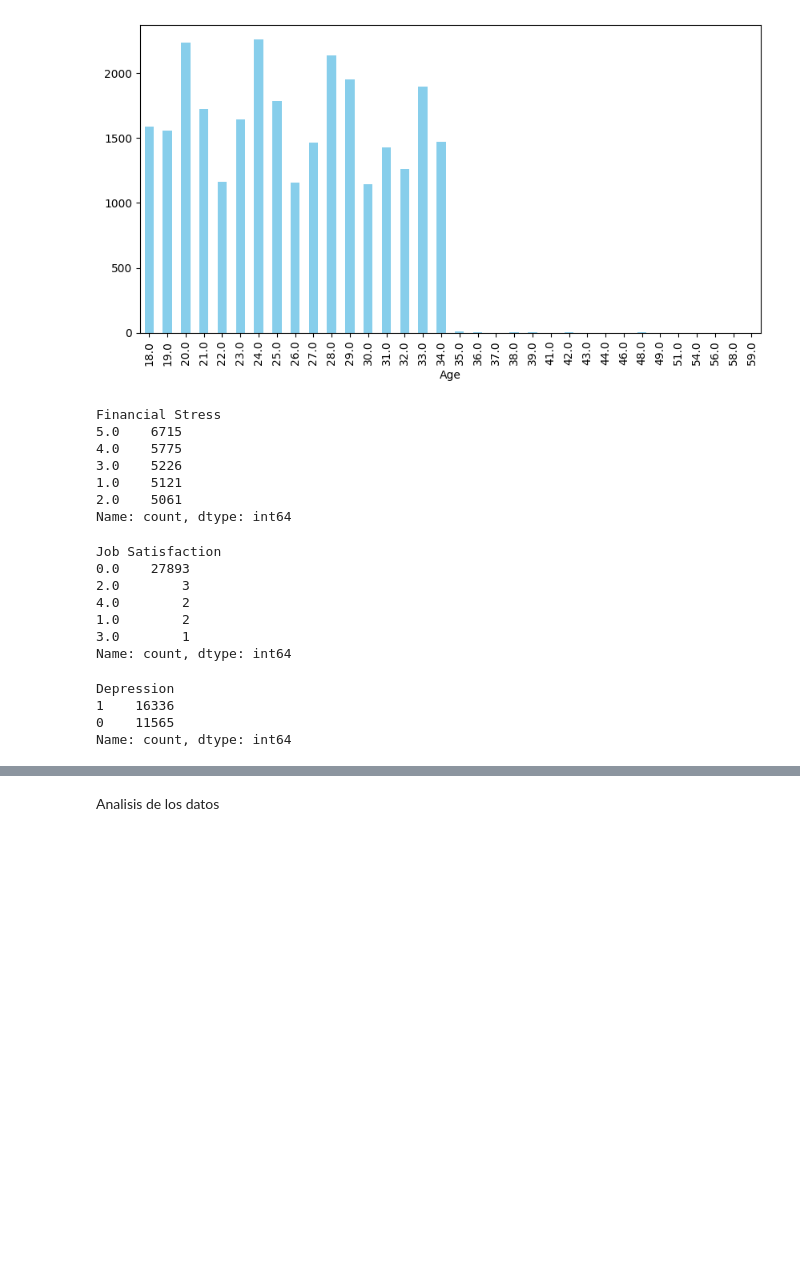
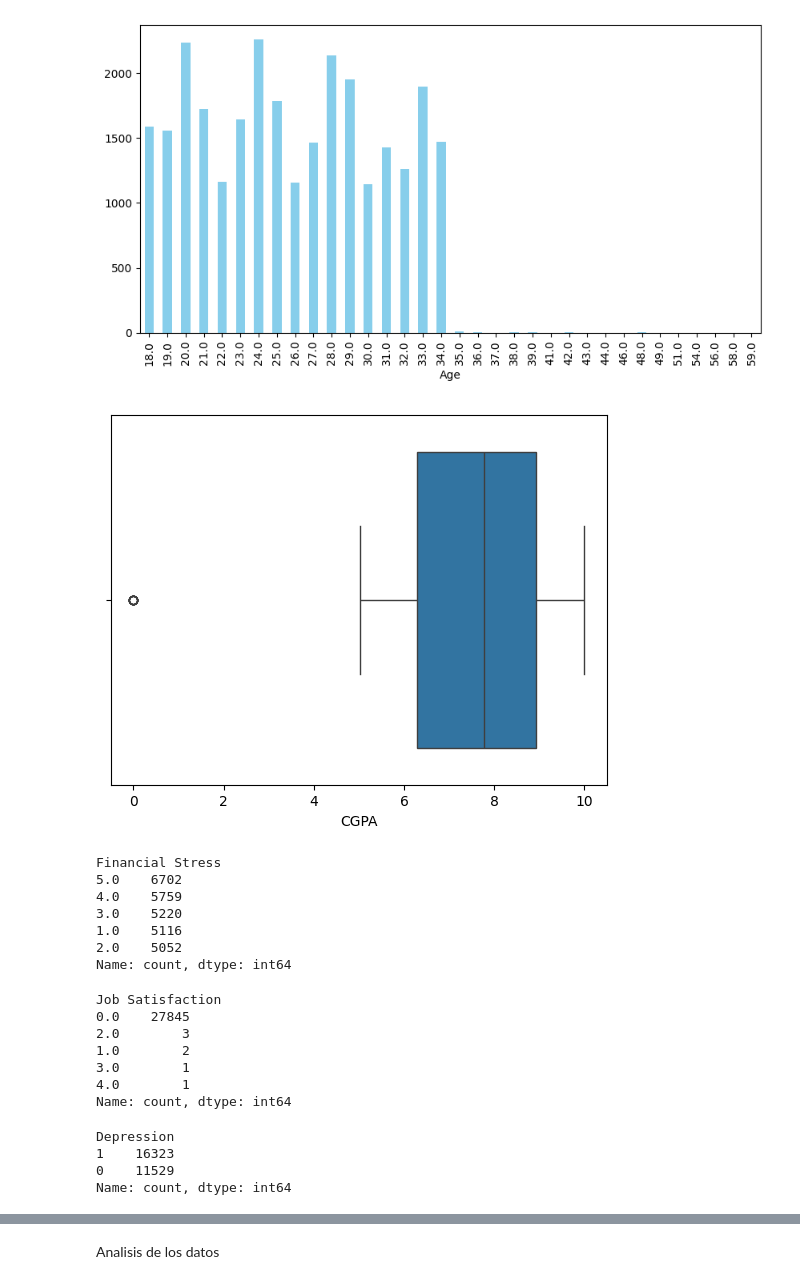
Before and after one commit to seba-art/proyecto1, a Jupyter notebook: prueba.ipynb, the cells around one changed output, grey strips where cells are left out. Saved outputs shown, nothing was run; the diff lists cells and outputs as text; code cells hidden in the pictures; blank space fills up the shorter version.

```diff
--- a/prueba.ipynb
+++ b/prueba.ipynb
@@ -26,36 +26,59 @@ data
 | 27899 | 140690 | Female | 18.0 | Ludhiana | Student | 5.0 | 0.0 | 6.88 | ... |
 | 27900 | 140699 | Male | 27.0 | Patna | Student | 4.0 | 0.0 | 9.24 | ... |
 27901 rows × 18 columns
+# %%
+# Pasando columnas categóricas a numéricas.
+data['Gender'] = (data['Gender'] == 'Male').astype(int) # 1 es masculino, 0 es femenino.
+
+#1 si es Yes, 0 si es No, para ambas columnas.
+data['Have you ever had suicidal thoughts ?'] = (data['Have you ever had suicidal thoughts ?'] == 'Yes').astype(int)
+data['Family History of Mental Illness'] = (data['Family History of Mental Illness'] == 'Yes').astype(int)
 # %%
 data["Age"].value_counts().sort_index().plot(kind="bar", figsize=(10, 5), color="skyblue")
 # %% [output]
 <Axes: xlabel='Age'>
 [figure]
+# %%
+data = data[data['Age'] < 35.0] #Eliminando minorias.
+# %%
+# Visualizar outliers con boxplot
+sns.boxplot(x=data['CGPA'])
+plt.show()
+
+# Eliminar outliers usando el método IQR
+Q1 = data['CGPA'].quantile(0.25)
+Q3 = data['CGPA'].quantile(0.75)
+IQR = Q3 - Q1
+
+# Filtrar datos sin outliers
+data = data[(data['CGPA'] >= Q1 - 1.5 * IQR) & (data['CGPA'] <= Q3 + 1.5 * IQR)]
+# %% [output]
+[figure, added]
 # %%
 data["Financial Stress"].value_counts()
 # %% [output]
 Financial Stress
-5.0    6715
-4.0    5775
-3.0    5226
-1.0    5121
-2.0    5061
+5.0    6702
+4.0    5759
+3.0    5220
+1.0    5116
+2.0    5052
 Name: count, dtype: int64
 # %%
 data["Job Satisfaction"].value_counts() #Se puede observar que al ser estudiantes no trabajan, por lo que se eliminará esta columna.
 # %% [output]
 Job Satisfaction
-0.0    27893
+0.0    27845
 2.0        3
-4.0        2
 1.0        2
 3.0        1
+4.0        1
 Name: count, dtype: int64
 # %%
-data["Depression"].value_counts() #También se eliminará
+data["Depression"].value_counts()
 # %% [output]
 Depression
-1    16336
-0    11565
+1    16323
+0    11529
 Name: count, dtype: int64
 # %%
```
Also changed, not shown: parts of 10 cells of this notebook.
